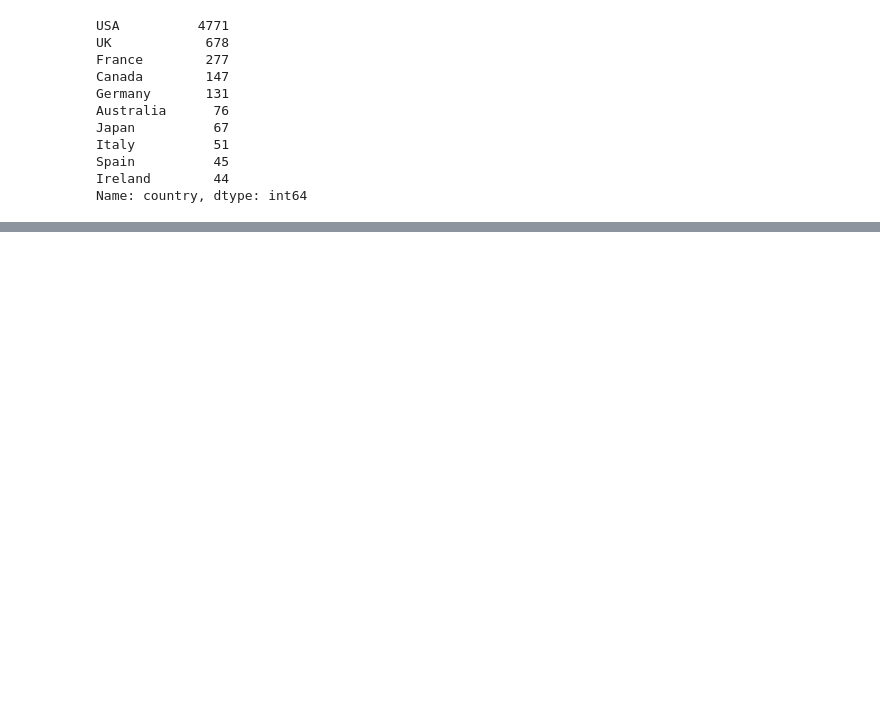
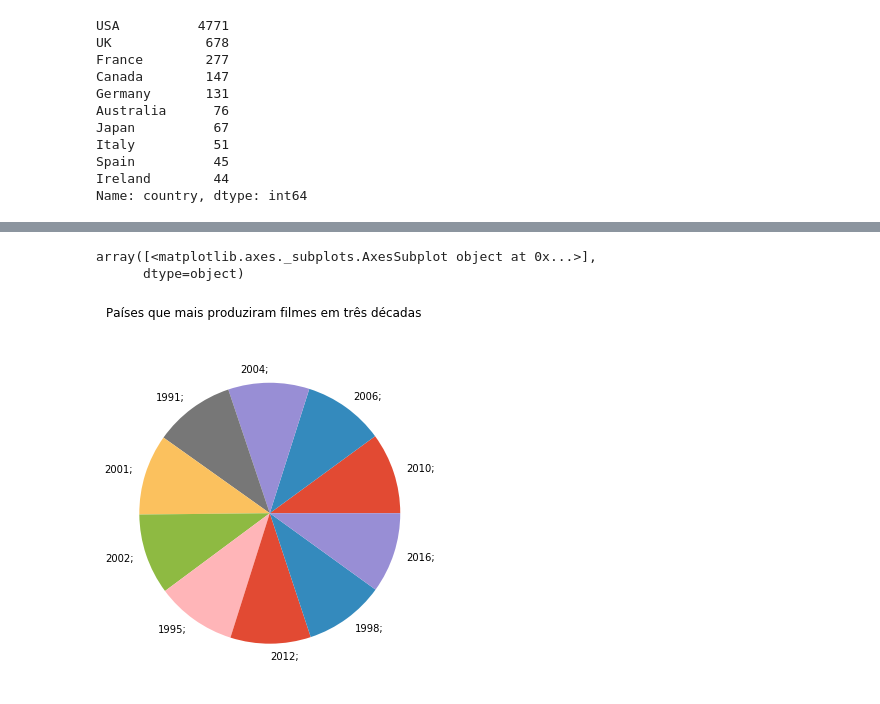
Before and after one commit to MatheusIshiyama/Analise_Filmes, a Jupyter notebook: AnaliseFilmes.ipynb, the cells around one changed output, grey strips where cells are left out. Saved outputs shown, nothing was run; the diff lists cells and outputs as text; code cells hidden in the pictures; blank space fills up the shorter version.

```diff
--- a/AnaliseFilmes.ipynb
+++ b/AnaliseFilmes.ipynb
@@ -68,0 +128,6 @@ array([<matplotlib.axes._subplots.AxesSubplot object at 0x...>],
+# %%
+filmes['year;'].value_counts().nlargest(10).plot(kind='pie', subplots=True, label="", title="Países que mais produziram filmes em três décadas", figsize=(7,6))
+# %% [output]
+array([<matplotlib.axes._subplots.AxesSubplot object at 0x...>],
+      dtype=object)
+[figure, added]
```
Also changed, not shown: parts of 13 cells of this notebook.
